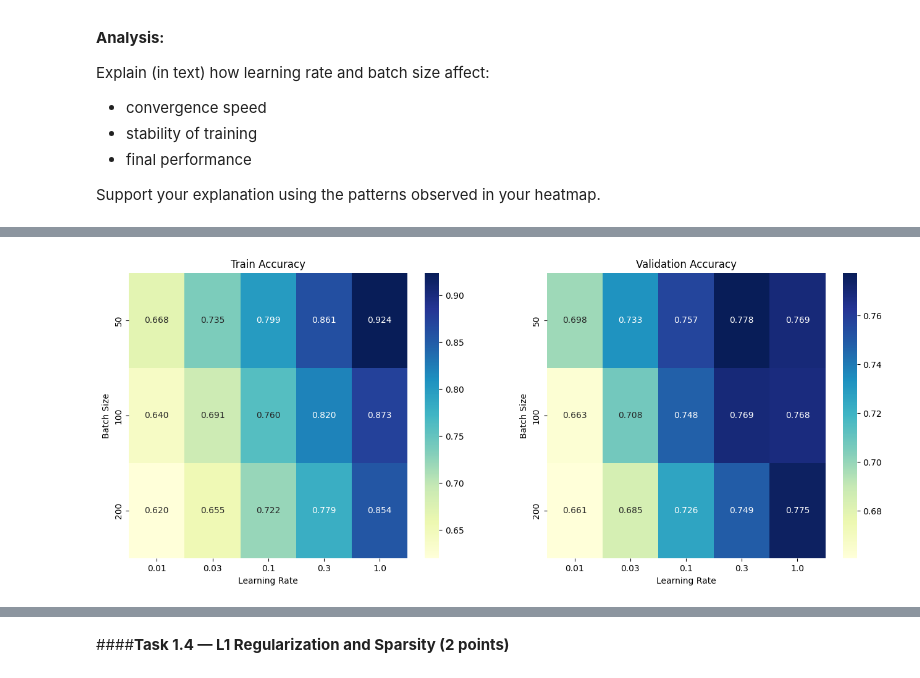
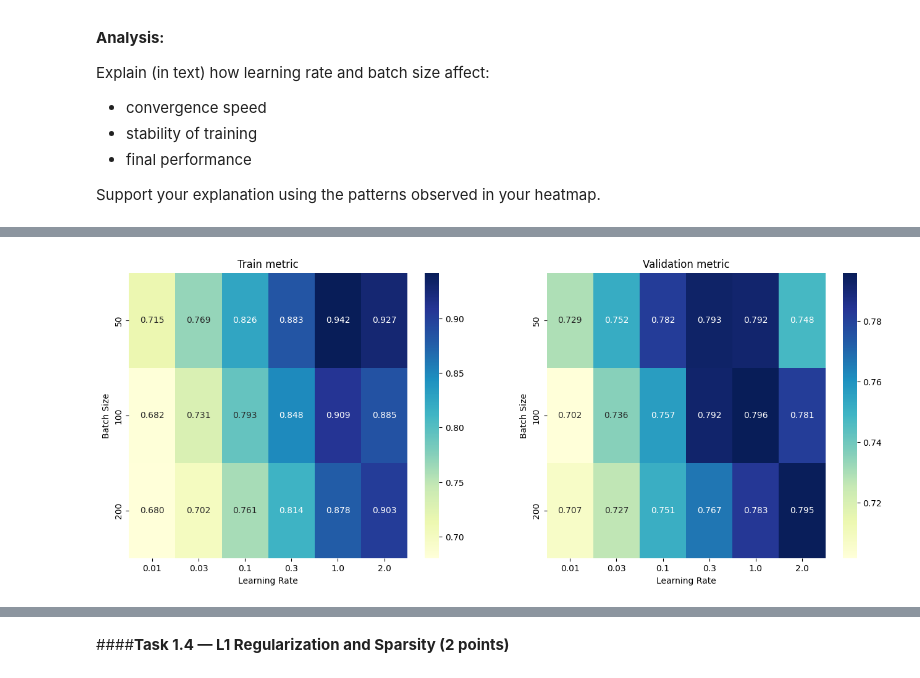
Before and after one commit to MariiaOsokina/LLM_Architecture---Nebius-hometask, a Jupyter notebook: Copy_of_LLM_Architectures,_hometask_1.ipynb, the cells around one changed output, grey strips where cells are left out. Drawn from its saved outputs; the diff is of its cells as text; code cells hidden in the pictures.

```diff
--- a/Copy_of_LLM_Architectures,_hometask_1.ipynb
+++ b/Copy_of_LLM_Architectures,_hometask_1.ipynb
@@ -598,16 +598,3 @@ def sgd_logistic_regression(
             )
 
     return model.w.detach().numpy(), model.b.detach().numpy(), history, epoch_log
-# %%
-# Set your hyperparameters
-lr = 0.1
-epochs = 10
-batch_size = 64
-
-# Run the training
-w, b, history, epoch_log = sgd_logistic_regression(
-    X_train, y_train,
-    X_val, y_val,
-    lr=lr,
-    print_metrics=True  # Set to True so you can see progress!
-)
@@ -672,9 +659,13 @@ import seaborn as sns
 import matplotlib.pyplot as plt
 
 # Hyperparameter search space
-lrs = [0.01, 0.03, 0.1, 0.3, 1.0]
+lrs = [0.01, 0.03, 0.1, 0.3, 1.0, 2.0] #2.0 added for seeing the boundary values
 batch_sizes = [50, 100, 200]
 
+#epochs = 10
+epochs = 20
+
+metric = 'f1'
 results = []
 
 for bs in batch_sizes:
@@ -684,7 +675,7 @@ for bs in batch_sizes:
         # Run the training function
         _, _, _, epoch_log = sgd_logistic_regression(
             X_train, y_train, X_val, y_val,
-            lr=lr, batch_size=bs, epochs=15, print_metrics=False
+            lr=lr, epochs=epochs, batch_size=bs, metric=metric, print_metrics=False
         )
 
         # Grab the last epoch's stats
@@ -692,9 +683,11 @@ for bs in batch_sizes:
         results.append({
             'Learning Rate': lr,
             'Batch Size': bs,
-            'Train Accuracy': final_stats['train_metric'],
-            'Val Accuracy': final_stats['val_metric'],
-            'Val Loss': final_stats['val_loss']
+            'Train metric': final_stats['train_metric'],
+            'Val metric': final_stats['val_metric'],
+            'Val Loss': final_stats['val_loss'],
+            'Metric_name': metric,
+            'epoch_log_source': epoch_log
         })
 
 # Convert to DataFrame for easy plotting
@@ -718,16 +809,16 @@ Training: LR=1.0, Batch Size=200...
 # %%
-# Pivot the data for the heatmap
-pivot_train = df_results.pivot(index="Batch Size", columns="Learning Rate", values="Train Accuracy")
-pivot_val = df_results.pivot(index="Batch Size", columns="Learning Rate", values="Val Accuracy")
+# heatmap
+pivot_train = df_results.pivot(index="Batch Size", columns="Learning Rate", values="Train metric")
+pivot_val = df_results.pivot(index="Batch Size", columns="Learning Rate", values="Val metric")
 
 fig, ax = plt.subplots(1, 2, figsize=(16, 6))
 
 sns.heatmap(pivot_train, annot=True, fmt=".3f", cmap="YlGnBu", ax=ax[0])
-ax[0].set_title("Train Accuracy")
+ax[0].set_title("Train metric")
 
 sns.heatmap(pivot_val, annot=True, fmt=".3f", cmap="YlGnBu", ax=ax[1])
-ax[1].set_title("Validation Accuracy")
+ax[1].set_title("Validation metric")
 
 plt.show()
 # %% [output]
-[figure, old version]
+[figure, new version]
```
Also changed, not shown: parts of 23 cells of this notebook.
